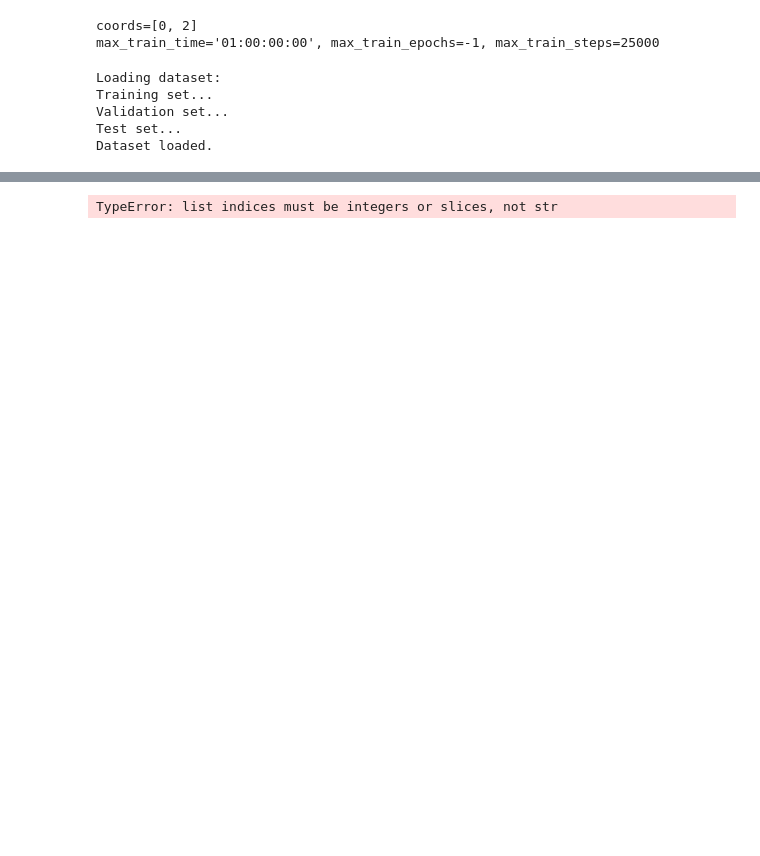
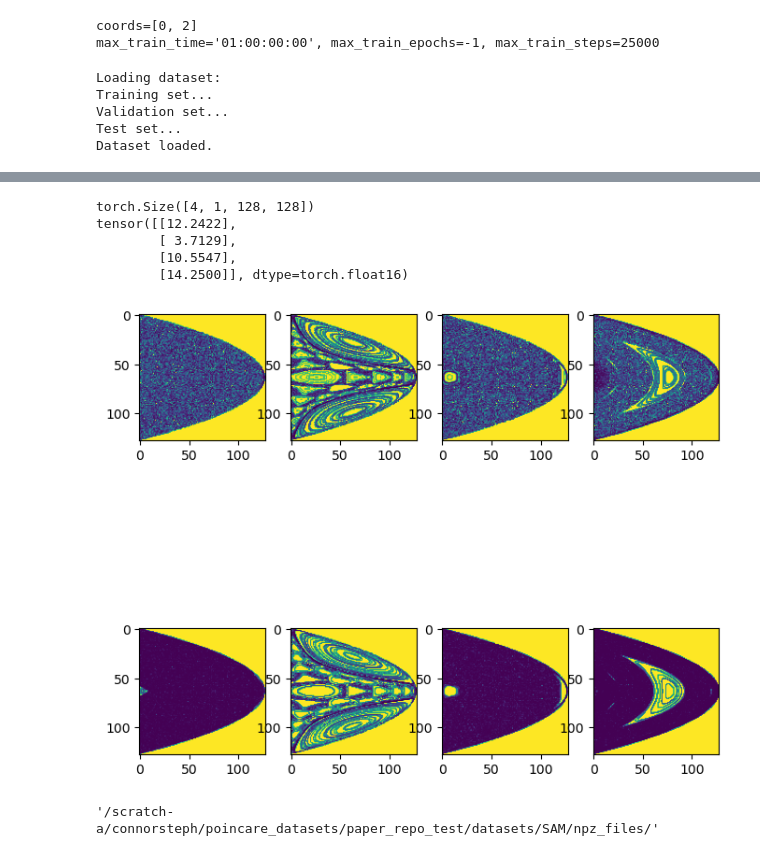
Before and after one commit to connorsteph/parameter_regression_from_return_maps_paper_code, a Jupyter notebook: SAM_map_visualizations.ipynb, the cells around one changed output, grey strips where cells are left out. Drawn from its saved outputs; the diff is of its cells as text; code cells hidden in the pictures; blank space fills up the shorter version.

```diff
--- a/SAM_map_visualizations.ipynb
+++ b/SAM_map_visualizations.ipynb
@@ -79,7 +79,7 @@ num_runs = config.getint('TRAINER', 'num_runs', fallback=1)
 coords=[0, 2]
 max_train_time='01:00:00:00', max_train_epochs=-1, max_train_steps=25000
 # %%
-sample_frac = 0.1
+sample_frac = .1
 
 assert(len(img_widths)==1)
 
@@ -109,13 +109,3 @@ Training set...
 Validation set...
 Test set...
 Dataset loaded.
-# %%
-fig, axs = plt.subplots(1,4, figsize=(8,16))
-for item in datamodule.train_dataloader():
-    print(item['image'].shape)
-    print(item['label'])
-    for i in range(4):
-        axs[i].imshow(item['image'][i,...].permute(1,2,0))
-    break
-
-plt.show()
@@ -163,9 +146,9 @@ SAM_ps_ev_batch = hy.nt_event_batch(
 )
 # %%
 E = 1.
-mu = 3.
+mu = 1.5
 g = 1.0
-dim_pts = 15
+dim_pts = 12
 eps = 1e-3
 
 t_lim = 1000.
@@ -218,5 +181,55 @@ map_list
-# %%
-f = MapListToPixelArray(128)
-f(map_list)
-# %% [output]
-TypeError: list indices must be integers or slices, not str
+# %%
+fig, axs = plt.subplots(2,4, figsize=(8,8))
+
+order = len(SAM.get_ODE_sys())
+for item in datamodule.train_dataloader():
+    print(item['image'].shape)
+    print(item['label'])
+    for i in range(4):
+        mu = item['label'][i].item()
+        axs[0,i].imshow(item['image'][i,...].permute(1,2,0))
+        initial_state_list = (
+            [r, 0.0, p_r, None]
+            for r in np.linspace(eps, E / (mu - 1.0) - eps, dim_pts)
+            for p_r in np.linspace(
+                -np.sqrt(2 * (mu + 1.0) * (E - (mu - 1.0) * r)) + eps,
+                np.sqrt(2 * (mu + 1.0) * (E - (mu - 1.0) * r)) - eps,
+                dim_pts,
+            )
+        )
+
+        initial_state_list = SAM.fill_initial_state_list(
+            initial_state_list, SAM.H, E, 3, [mu, g]
+        )
+
+        map_list = SAM.generate_poincare_points_ensemble_batch(
+                        section_event=SAM_ps_ev_batch,
+                        t_lim=t_lim,
+                        params=[mu, g],
+                        integral_constraint=SAM.H,
+                        integral_value=E,
+                        constrained_idx=3,
+                        init_state_list=initial_state_list,
+                        max_workers=num_workers,
+                        batch_size=batch_size,
+                    )
+
+        map_list = [map_item[:, :order] for map_item in map_list]
+
+        axs[1,i].imshow(datamodule.transform(
+            {"map_list":[item[:, coords] for item in map_list]})['image'][0, ...]
+            )
+    break
+
+plt.show()
+# %% [output]
+torch.Size([4, 1, 128, 128])
+tensor([[12.2422],
+        [ 3.7129],
+        [10.5547],
+        [14.2500]], dtype=torch.float16)
+[figure, added]
+# %%
+data_dir
+# %% [output]
+'/scratch-a/connorsteph/poincare_datasets/paper_repo_test/datasets/SAM/npz_files/'
```
Also changed, not shown: parts of 4 cells of this notebook, 6 other files.
